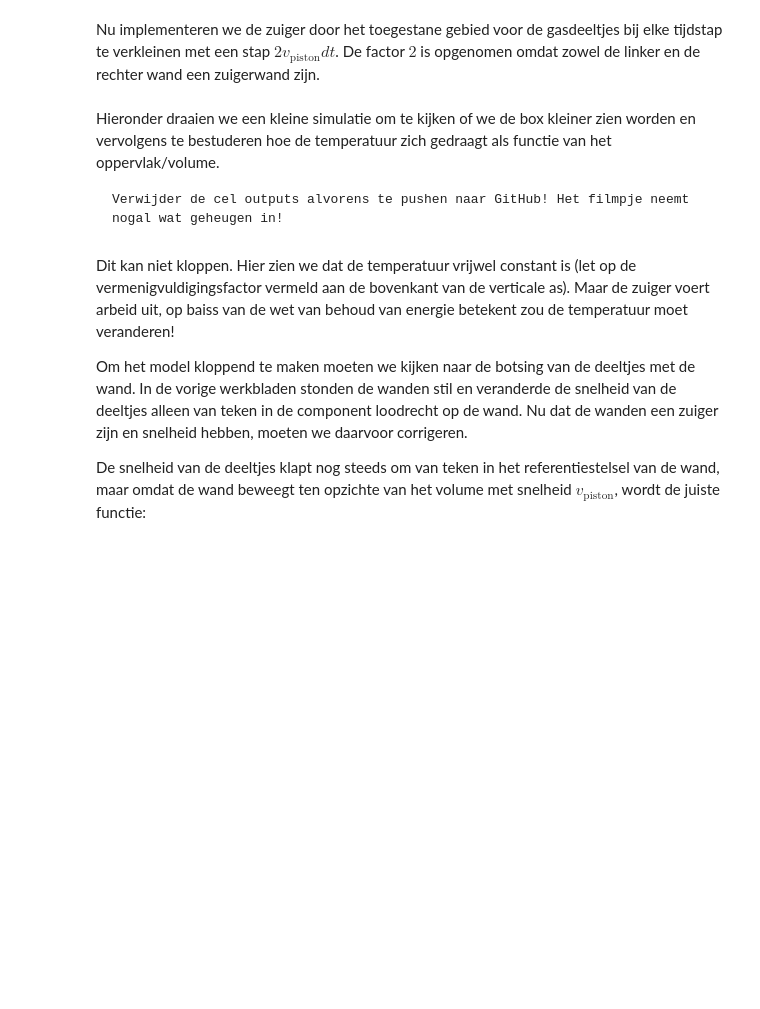
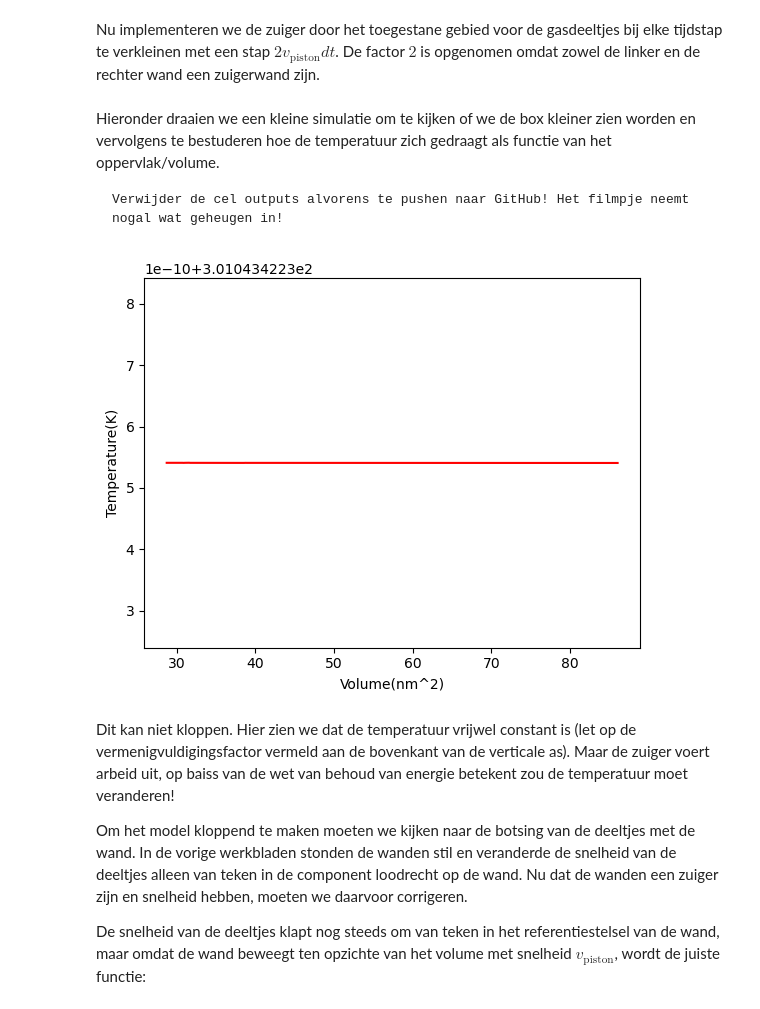
Before and after one commit to Jz-Mo/thermolab, a Jupyter notebook: Content/PySim/7_arbeid.ipynb, the cells around one changed output. Saved outputs shown, nothing was run; the diff lists cells and outputs as text; code cells hidden in the pictures; blank space fills up the shorter version.

```diff
--- a/Content/PySim/7_arbeid.ipynb
+++ b/Content/PySim/7_arbeid.ipynb
@@ -154,11 +154,15 @@ def create_particles(particles):
         x = np.random.uniform(-box_length/2 + RADIUS, box_length/2 - RADIUS)
         y = np.random.uniform(-box_height/2 + RADIUS, box_height/2 - RADIUS)
         particles.append(ParticleClass(m=1.0, v=[vx, vy], r=[x, y], R=RADIUS))
-
+k = boltzmann_constant = 1.380649e-23  # J/K
 def temperature(particles) -> float:
-    # De oplossing van je vorige werkblad
-#your code/answer
-    return 0.0
+    temp = 0.0
+    for p in particles:
+        temp += p.kin_energy
+    temp /= len(particles)
+    dim = particles[0].v.shape[0]
+    temp *= 2 / (dim * k)
+    return temp * 0.485e-25
 
 def handle_collisions(particles):
     """ alle onderlinge botsingen afhandelen voor deeltjes in lijst """
@@ -212,6 +218,7 @@ def take_time_step(particles):
     """ zet tijdstap voor een lijst deeltjes en verwerk alle botsingen onderling en met wanden """
     global box_length, v_piston
     box_length += 2 * v_piston * DT # zowel links als rechts zuiger
+    box_length = max(0,box_length)
     for p in particles:
         p.update_position()
     handle_walls(particles)
@@ -263,28 +232,30 @@ HTML(ani.to_jshtml())
 # %%
 # we kiezen het aantal datapunten zodat het volume tot 1/3 van het begin volume reduceert
 num_steps = round(2/3 * BOX_SIZE_0 / (2 * -V_PISTON_0 * DT))
 
 particles = []
 volumes = np.zeros(num_steps, dtype=float)
 temperatures = np.zeros(num_steps, dtype=float)
 
 box_length = BOX_SIZE_0         # zetten zuiger terug
 v_piston = V_PISTON_0
 create_particles(particles)     # resetten deeltjes
 
 for i in range(num_steps):
     take_time_step(particles)
     volumes[i] = box_length * box_height
     temperatures[i] = temperature(particles)
 
 temperatures = np.asarray(temperatures)
 
 plt.figure()
-plt.xlabel('Volume')
-plt.ylabel('Temperature')
+plt.xlabel('Volume(nm^2)')
+plt.ylabel('Temperature(K)')
 
 plt.plot(volumes, temperatures, '-r')
 plt.show()
+# %% [output]
+[figure, added]
 # %% [markdown]
 Dit kan niet kloppen. Hier zien we dat de temperatuur vrijwel constant is (let op de vermenigvuldigingsfactor vermeld aan de bovenkant van de verticale as). Maar de zuiger voert arbeid uit, op baiss van de wet van behoud van energie betekent zou de temperatuur moet veranderen!
 
```
Also changed, not shown: parts of 12 cells of this notebook, 1 other file.
